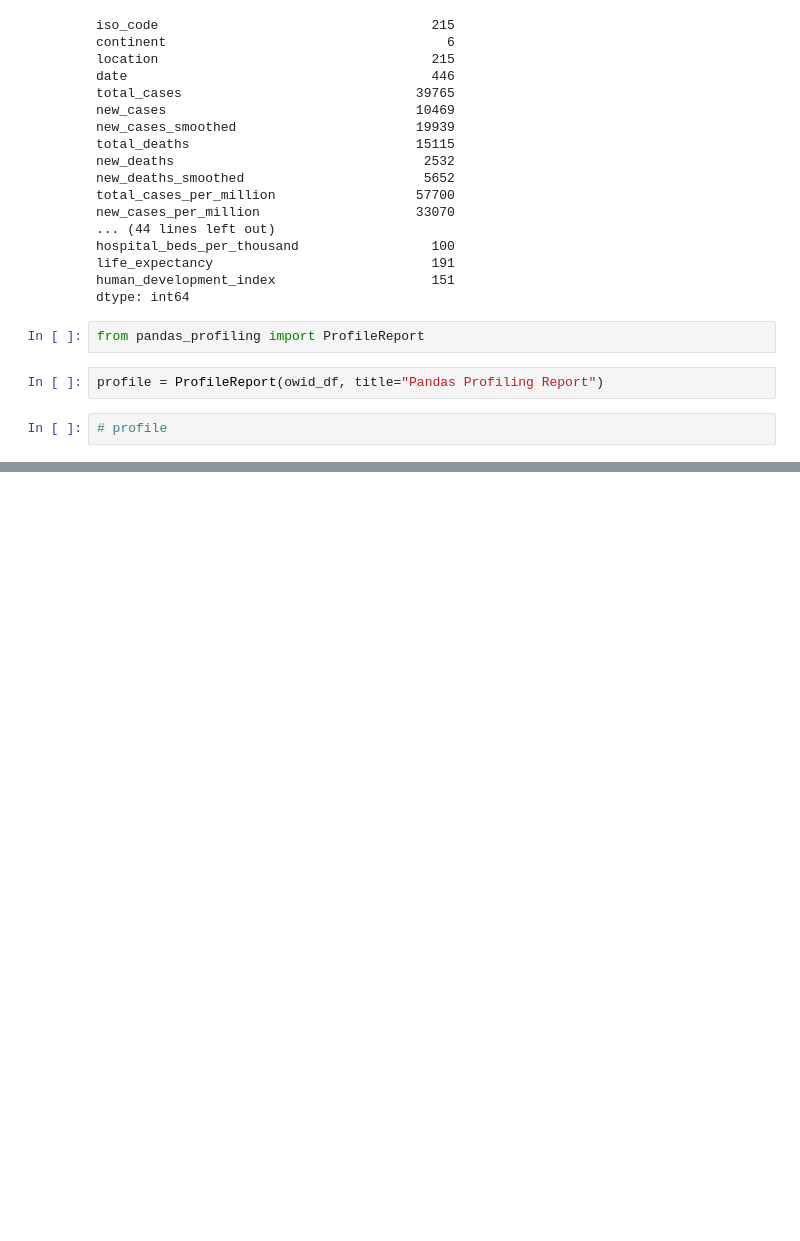
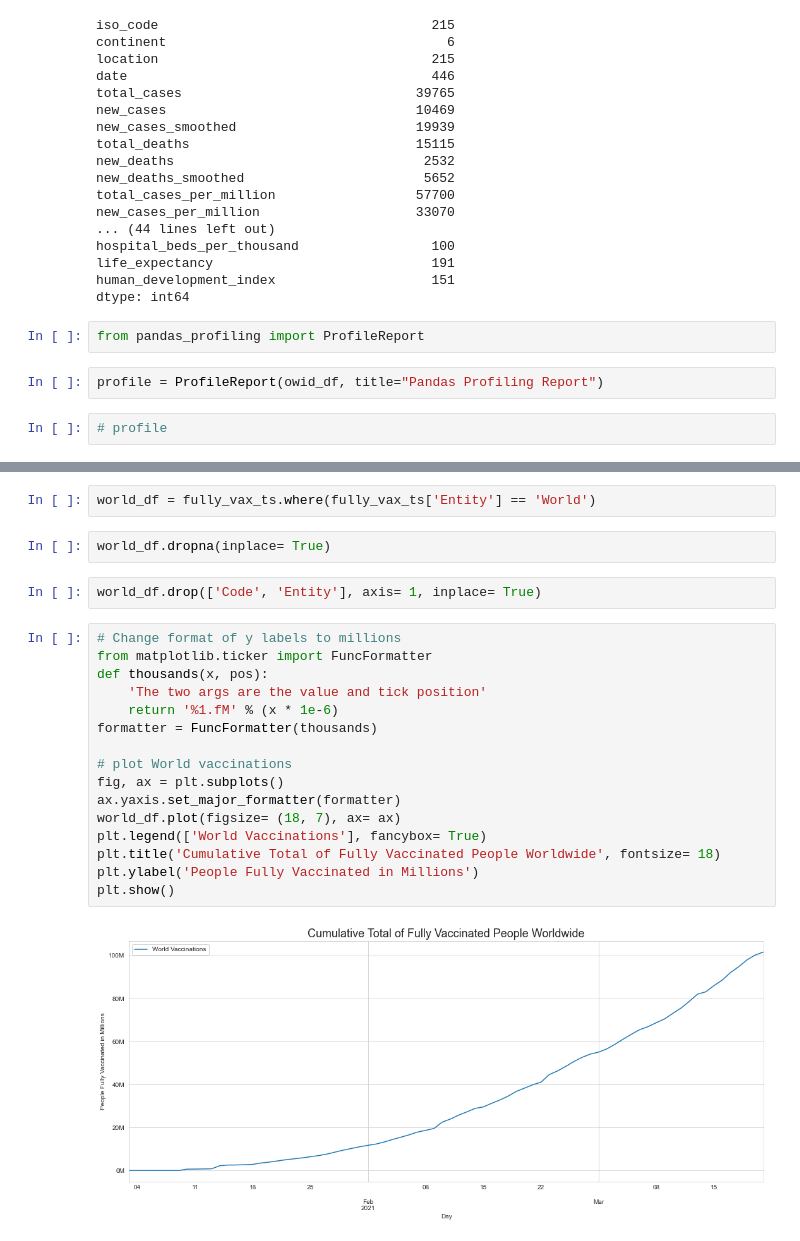
Before and after one commit to cassnutt/worldwide_covid19_vaccines, a Jupyter notebook: 1. EDA.ipynb, the cells around one changed output, grey strips where cells are left out. Cells and saved outputs as stored; diff of their text form; blank space fills up the shorter version.

```diff
--- a/1. EDA.ipynb
+++ b/1. EDA.ipynb
@@ -143,0 +194,24 @@ Turn date into datetime, set as index, and do timeseries modeling
+# %%
+world_df = fully_vax_ts.where(fully_vax_ts['Entity'] == 'World')
+# %%
+world_df.dropna(inplace= True)
+# %%
+world_df.drop(['Code', 'Entity'], axis= 1, inplace= True)
+# %%
+# Change format of y labels to millions
+from matplotlib.ticker import FuncFormatter
+def thousands(x, pos):
+    'The two args are the value and tick position'
+    return '%1.fM' % (x * 1e-6)
+formatter = FuncFormatter(thousands)
+
+# plot World vaccinations
+fig, ax = plt.subplots()
+ax.yaxis.set_major_formatter(formatter)
+world_df.plot(figsize= (18, 7), ax= ax)
+plt.legend(['World Vaccinations'], fancybox= True)
+plt.title('Cumulative Total of Fully Vaccinated People Worldwide', fontsize= 18)
+plt.ylabel('People Fully Vaccinated in Millions')
+plt.show()
+# %% [output]
+[figure, added]
```
Also changed, not shown: parts of 51 cells of this notebook.
